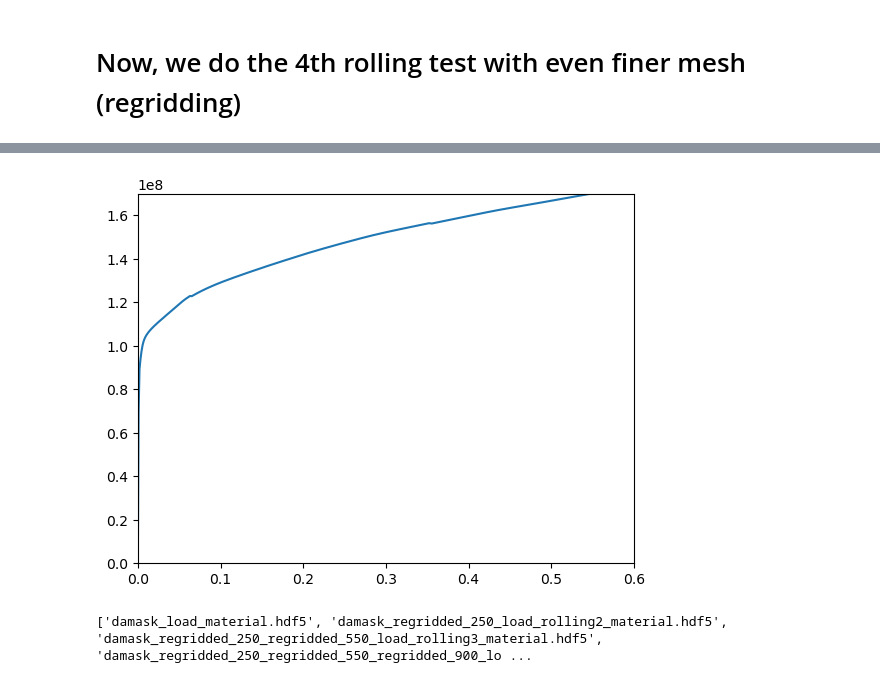
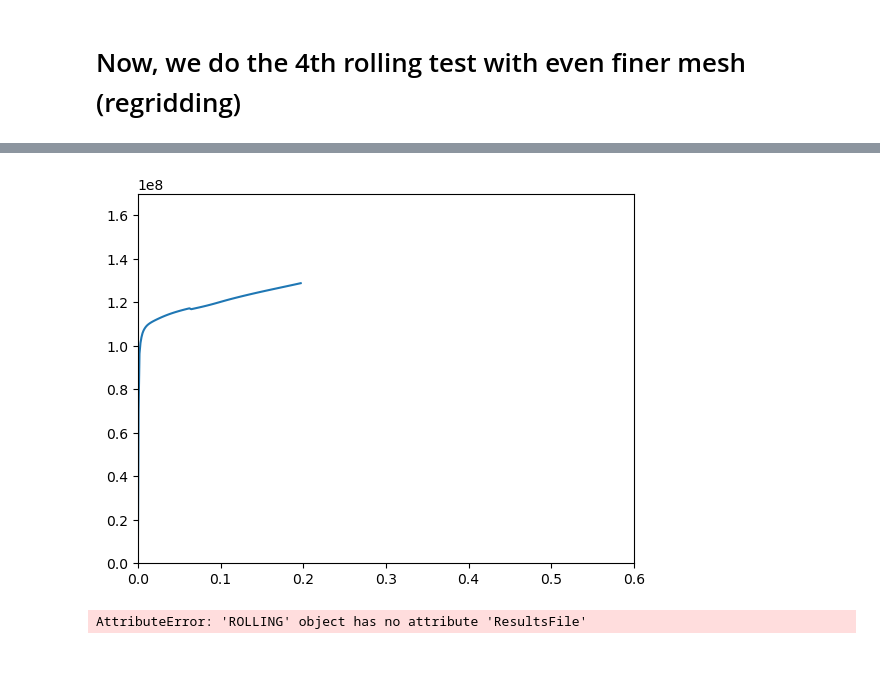
Before and after one commit to pyiron/pyiron_continuum, a Jupyter notebook: notebooks/damask_tutorial_multiplerolling.ipynb, the cells around one changed output, grey strips where cells are left out. Drawn from its saved outputs; the diff is of its cells as text; code cells hidden in the pictures.

Commit message:
first running version (results not updating and regridding not working yet)

```diff
--- a/notebooks/damask_tutorial_multiplerolling.ipynb
+++ b/notebooks/damask_tutorial_multiplerolling.ipynb
@@ -144,10 +120,5 @@ job.plotStressStrainCurve(0.0,0.60,0.0,1.7e8) # xmin,xmax, ymin,ymax
 # %% [markdown]
 # Now, we do the 4th rolling test with even finer mesh (regridding)
 # %%
-reduction_height = 0.12
-reduction_speed = 4.25e-2
-reduction_outputs = 300
-regrid_flag=True # enable the regridding
-
 # execute the rolling test
-job.executeRolling(0.12,reduction_speed,reduction_outputs,regrid_flag,damask_exe)
+job.set_rolling(0.12, 4.25e-2, 300)
@@ -167,11 +125,10 @@ Rolling-4 test is done !
 # %%
 # show the result
-job.postProcess() # do the postprocess
 job.plotStressStrainCurve(0.0,0.60,0.0,1.7e8) # xmin,xmax, ymin,ymax
 # %% [output]
-[figure, old version]
+[figure, new version]
 # %%
 # List out all the hdf5 results file
 print(job.ResultsFile)
 # %% [output]
-['damask_load_material.hdf5', 'damask_regridded_250_load_rolling2_material.hdf5', 'damask_regridded_250_regridded_550_load_rolling3_material.hdf5', 'damask_regridded_250_regridded_550_regridded_900_lo ...
+AttributeError: 'ROLLING' object has no attribute 'ResultsFile'
```
Also changed, not shown: parts of 6 cells of this notebook.
